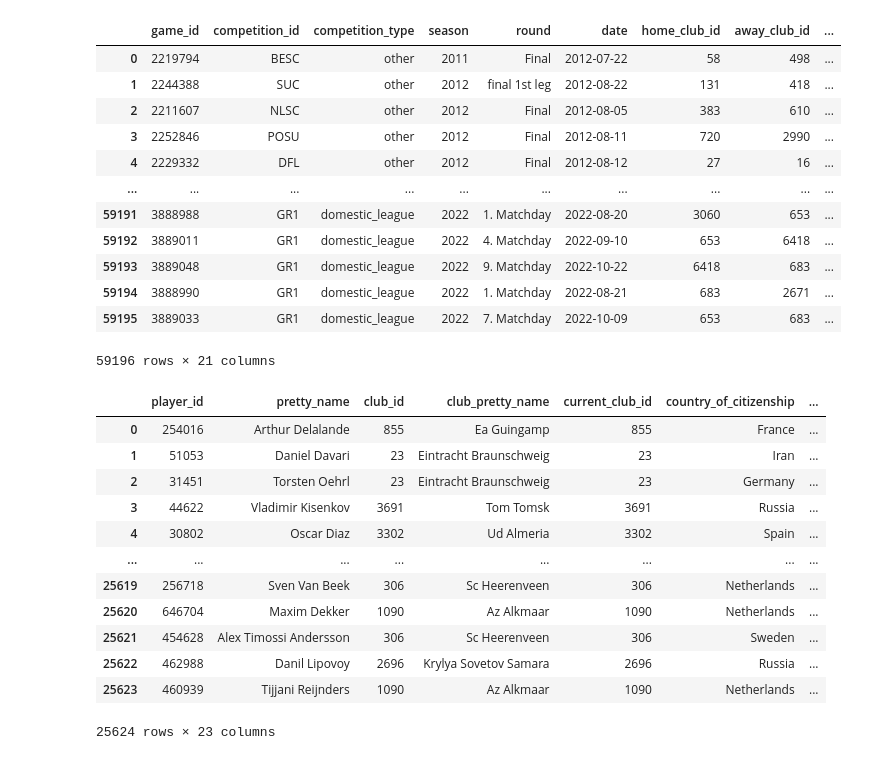
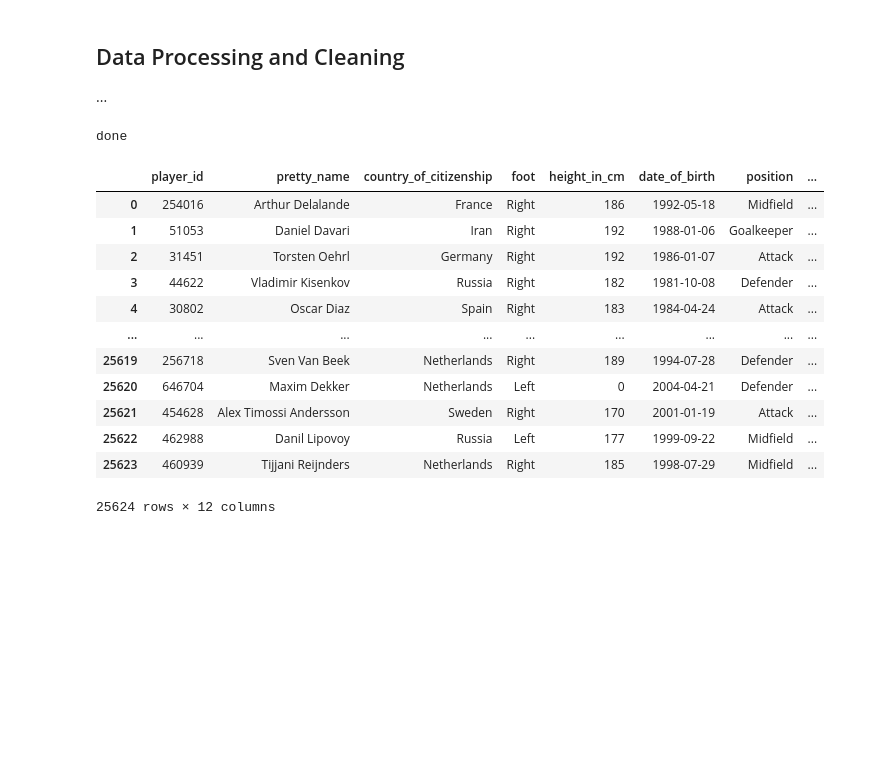
Before and after one commit to vikasreddy17/soccerTransferMarketAnalysis, a Jupyter notebook: analysis.ipynb, the cells around one changed output. Cells and saved outputs as stored; diff of their text form; code cells hidden in the pictures; blank space fills up the shorter version.

Commit message:
cleaning data and eda

```diff
--- a/analysis.ipynb
+++ b/analysis.ipynb
@@ -28,32 +15,44 @@ appearances
-# %%
-games
-# %% [output]
-|  | game_id | competition_id | competition_type | season | round | date | home_club_id | away_club_id | ... |
-| 0 | 2219794 | BESC | other | 2011 | Final | 2012-07-22 | 58 | 498 | ... |
-| 1 | 2244388 | SUC | other | 2012 | final 1st leg | 2012-08-22 | 131 | 418 | ... |
-| 2 | 2211607 | NLSC | other | 2012 | Final | 2012-08-05 | 383 | 610 | ... |
-| 3 | 2252846 | POSU | other | 2012 | Final | 2012-08-11 | 720 | 2990 | ... |
-| 4 | 2229332 | DFL | other | 2012 | Final | 2012-08-12 | 27 | 16 | ... |
-| ... | ... | ... | ... | ... | ... | ... | ... | ... | ... |
-| 59191 | 3888988 | GR1 | domestic_league | 2022 | 1. Matchday | 2022-08-20 | 3060 | 653 | ... |
-| 59192 | 3889011 | GR1 | domestic_league | 2022 | 4. Matchday | 2022-09-10 | 653 | 6418 | ... |
-| 59193 | 3889048 | GR1 | domestic_league | 2022 | 9. Matchday | 2022-10-22 | 6418 | 683 | ... |
-| 59194 | 3888990 | GR1 | domestic_league | 2022 | 1. Matchday | 2022-08-21 | 683 | 2671 | ... |
-| 59195 | 3889033 | GR1 | domestic_league | 2022 | 7. Matchday | 2022-10-09 | 653 | 683 | ... |
-59196 rows × 21 columns
-# %%
-players
-# %% [output]
-|  | player_id | pretty_name | club_id | club_pretty_name | current_club_id | country_of_citizenship | ... |
-| 0 | 254016 | Arthur Delalande | 855 | Ea Guingamp | 855 | France | ... |
-| 1 | 51053 | Daniel Davari | 23 | Eintracht Braunschweig | 23 | Iran | ... |
-| 2 | 31451 | Torsten Oehrl | 23 | Eintracht Braunschweig | 23 | Germany | ... |
-| 3 | 44622 | Vladimir Kisenkov | 3691 | Tom Tomsk | 3691 | Russia | ... |
-| 4 | 30802 | Oscar Diaz | 3302 | Ud Almeria | 3302 | Spain | ... |
-| ... | ... | ... | ... | ... | ... | ... | ... |
-| 25619 | 256718 | Sven Van Beek | 306 | Sc Heerenveen | 306 | Netherlands | ... |
-| 25620 | 646704 | Maxim Dekker | 1090 | Az Alkmaar | 1090 | Netherlands | ... |
-| 25621 | 454628 | Alex Timossi Andersson | 306 | Sc Heerenveen | 306 | Sweden | ... |
-| 25622 | 462988 | Danil Lipovoy | 2696 | Krylya Sovetov Samara | 2696 | Russia | ... |
-| 25623 | 460939 | Tijjani Reijnders | 1090 | Az Alkmaar | 1090 | Netherlands | ... |
-25624 rows × 23 columns
+# %% [markdown]
+## Data Processing and Cleaning
+...
+# %%
+# loading data
+appearances = pd.read_csv("data/appearances.csv")
+games = pd.read_csv("data/games.csv")
+players = pd.read_csv("data/players.csv")
+clubs = pd.read_csv("data/clubs.csv")
+competitions = pd.read_csv("data/competitions.csv")
+
+# selecting data from the top 5 major domestic leagues and cups in Europe, Champions League, and Europa League
+"""
+competitions = ["CL", "EL", "GB1", "IT1", "L1", "FR1", "ES1", "DFB", "CDR", "CIT", "CGB", "FRCH"]
+appearances = appearances.loc[appearances["competition_id"].isin(competitions)]
+games = games.loc[games["competition_id"].isin(competitions)]
+"""
+
+print("done")
+# %% [output]
+done
+# %%
+# cleaning player data
+players = players[["player_id", "pretty_name", "country_of_citizenship", "foot", "height_in_cm", "date_of_birth",
+                   "position","market_value_in_gbp", "highest_market_value_in_gbp", "club_id"]]
+players['date_of_birth'] = players['date_of_birth'].astype(str)
+players['date_of_birth'] = pd.to_datetime(players['date_of_birth'])
+players["age_days"] = (datetime.datetime.now() - players['date_of_birth']).astype('timedelta64[D]')
+players["age_years"] = (datetime.datetime.now() - players['date_of_birth']).astype('timedelta64[Y]')
+players
+# %% [output]
+|  | player_id | pretty_name | country_of_citizenship | foot | height_in_cm | date_of_birth | position | ... |
+| 0 | 254016 | Arthur Delalande | France | Right | 186 | 1992-05-18 | Midfield | ... |
+| 1 | 51053 | Daniel Davari | Iran | Right | 192 | 1988-01-06 | Goalkeeper | ... |
+| 2 | 31451 | Torsten Oehrl | Germany | Right | 192 | 1986-01-07 | Attack | ... |
+| 3 | 44622 | Vladimir Kisenkov | Russia | Right | 182 | 1981-10-08 | Defender | ... |
+| 4 | 30802 | Oscar Diaz | Spain | Right | 183 | 1984-04-24 | Attack | ... |
+| ... | ... | ... | ... | ... | ... | ... | ... | ... |
+| 25619 | 256718 | Sven Van Beek | Netherlands | Right | 189 | 1994-07-28 | Defender | ... |
+| 25620 | 646704 | Maxim Dekker | Netherlands | Left | 0 | 2004-04-21 | Defender | ... |
+| 25621 | 454628 | Alex Timossi Andersson | Sweden | Right | 170 | 2001-01-19 | Attack | ... |
+| 25622 | 462988 | Danil Lipovoy | Russia | Left | 177 | 1999-09-22 | Midfield | ... |
+| 25623 | 460939 | Tijjani Reijnders | Netherlands | Right | 185 | 1998-07-29 | Midfield | ... |
+25624 rows × 12 columns
```
Also changed, not shown: parts of 13 cells of this notebook.
